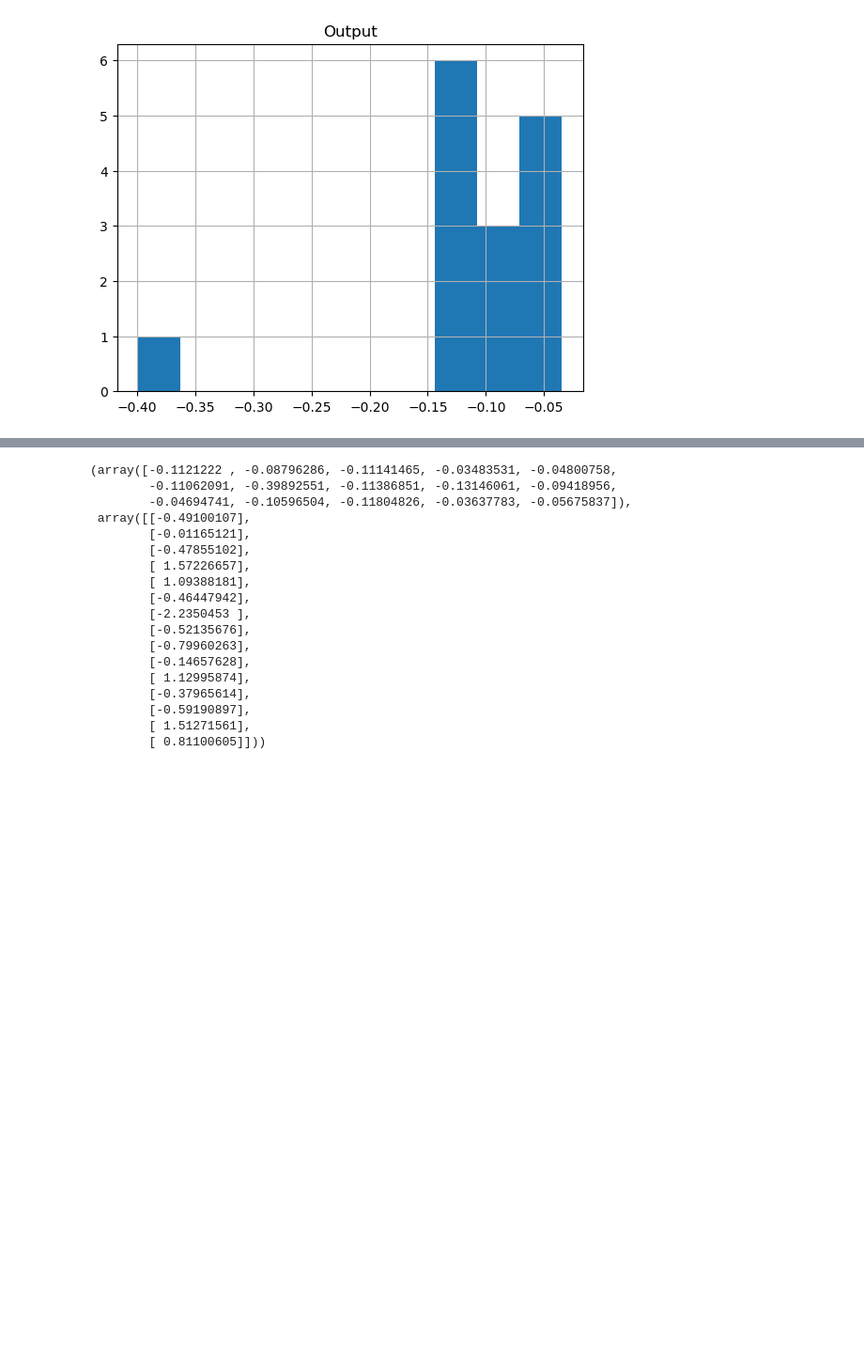
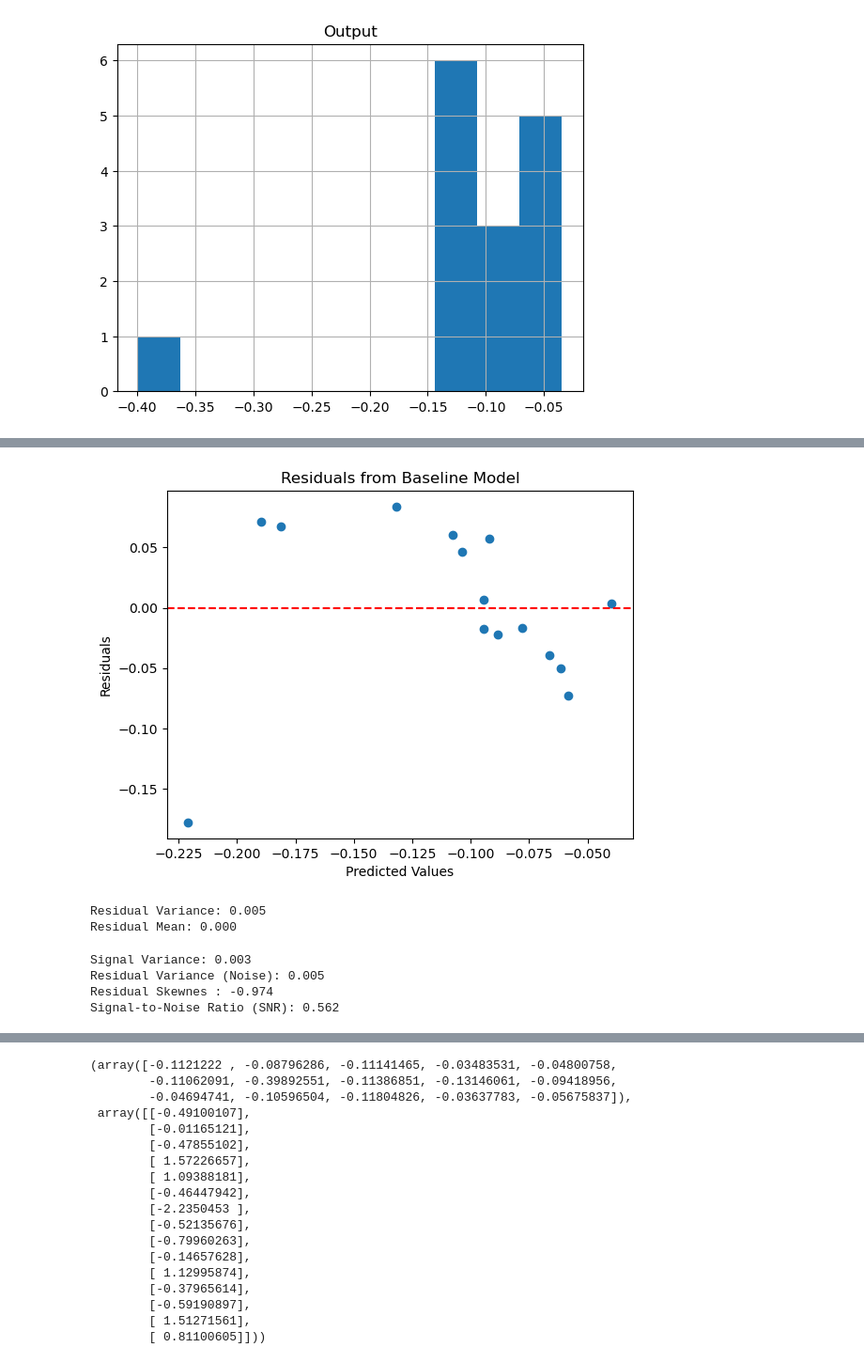
Before and after one commit to Alerdo/BlackBox-Bayesian_Optimisation, a Jupyter notebook: initial_data/0.0 notebooks/f3_optimisation.ipynb, the cells around one changed output, grey strips where cells are left out. Shown at 94% size. Cells and saved outputs as stored; diff of their text form; code cells hidden in the pictures; blank space fills up the shorter version.

```diff
--- a/initial_data/0.0 notebooks/f3_optimisation.ipynb
+++ b/initial_data/0.0 notebooks/f3_optimisation.ipynb
@@ -203,0 +380,52 @@ Best score found on index 3
+# %%
+import numpy as np
+import matplotlib.pyplot as plt
+from sklearn.linear_model import LinearRegression
+
+# Example Data (replace with your data)
+x = f1_inp
+z = f1_out  # Observed target
+
+# Fit a baseline model (Linear Regression)
+model = LinearRegression()
+model.fit(x, z)
+z_pred = model.predict(x)  # Predictions from the baseline model
+
+# Residuals
+residuals = z - z_pred
+
+# Plot Residuals
+plt.scatter(z_pred, residuals)
+plt.axhline(0, color="red", linestyle="--")
+plt.xlabel("Predicted Values")
+plt.ylabel("Residuals")
+plt.title("Residuals from Baseline Model")
+plt.show()
+
+# Print Residual Statistics
+print(f"Residual Variance: {np.var(residuals, ddof=1):.3f}")
+print(f"Residual Mean: {np.mean(residuals):.3f}")
+# %% [output]
+[figure, added]
+Residual Variance: 0.005
+Residual Mean: 0.000
+# %%
+# Signal Variance (Variance of Predictions)
+signal_variance = np.var(z_pred, ddof=1)
+
+# Residual Variance (Variance of Noise)
+residual_variance = np.var(residuals, ddof=1)
+residual_skewness = skew(residuals)
+# Signal-to-Noise Ratio (SNR)
+snr = signal_variance / residual_variance
+
+# Display Metrics
+print(f"Signal Variance: {signal_variance:.3f}")
+print(f"Residual Variance (Noise): {residual_variance:.3f}")
+print(f"Residual Skewnes : {residual_skewness:.3f}")
+print(f"Signal-to-Noise Ratio (SNR): {snr:.3f}")
+# %% [output]
+Signal Variance: 0.003
+Residual Variance (Noise): 0.005
+Residual Skewnes : -0.974
+Signal-to-Noise Ratio (SNR): 0.562
```
Also changed, not shown: parts of 67 cells of this notebook, 5 other files.
